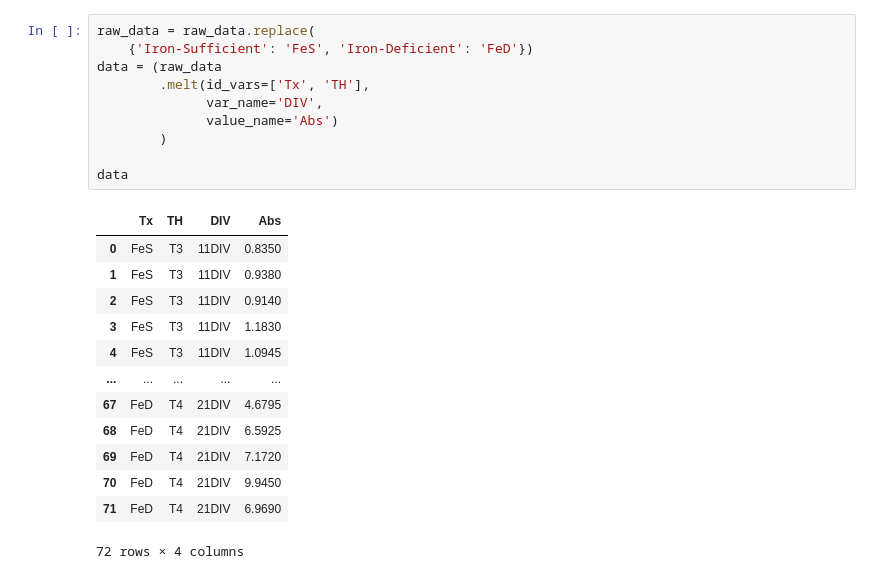
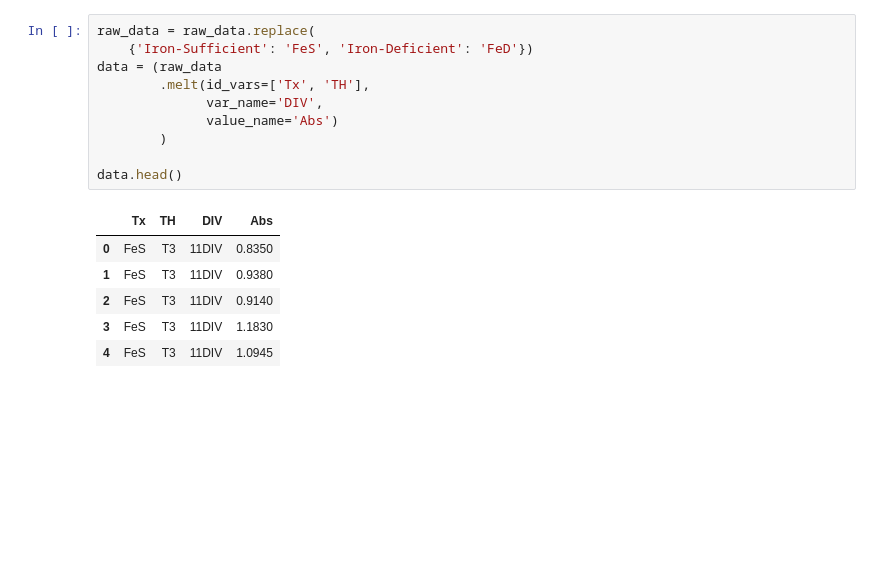
Before and after one commit to TimMonko/2023-FeD-TH-manuscript, a Jupyter notebook: Data Analysis/IronTH-T3T4-manuscript-20230602.ipynb, the cells around one changed output. Cells and saved outputs as stored; diff of their text form; blank space fills up the shorter version.

```diff
--- a/Data Analysis/IronTH-T3T4-manuscript-20230602.ipynb
+++ b/Data Analysis/IronTH-T3T4-manuscript-20230602.ipynb
@@ -44,24 +40,17 @@ raw_data
 # %%
 raw_data = raw_data.replace(
     {'Iron-Sufficient': 'FeS', 'Iron-Deficient': 'FeD'})
 data = (raw_data
         .melt(id_vars=['Tx', 'TH'],
               var_name='DIV',
               value_name='Abs')
         )
 
-data
+data.head()
 # %% [output]
 |  | Tx | TH | DIV | Abs |
 | 0 | FeS | T3 | 11DIV | 0.8350 |
 | 1 | FeS | T3 | 11DIV | 0.9380 |
 | 2 | FeS | T3 | 11DIV | 0.9140 |
 | 3 | FeS | T3 | 11DIV | 1.1830 |
 | 4 | FeS | T3 | 11DIV | 1.0945 |
-| ... | ... | ... | ... | ... |
-| 67 | FeD | T4 | 21DIV | 4.6795 |
-| 68 | FeD | T4 | 21DIV | 6.5925 |
-| 69 | FeD | T4 | 21DIV | 7.1720 |
-| 70 | FeD | T4 | 21DIV | 9.9450 |
-| 71 | FeD | T4 | 21DIV | 6.9690 |
-72 rows × 4 columns
```
Also changed, not shown: parts of 11 cells of this notebook.
